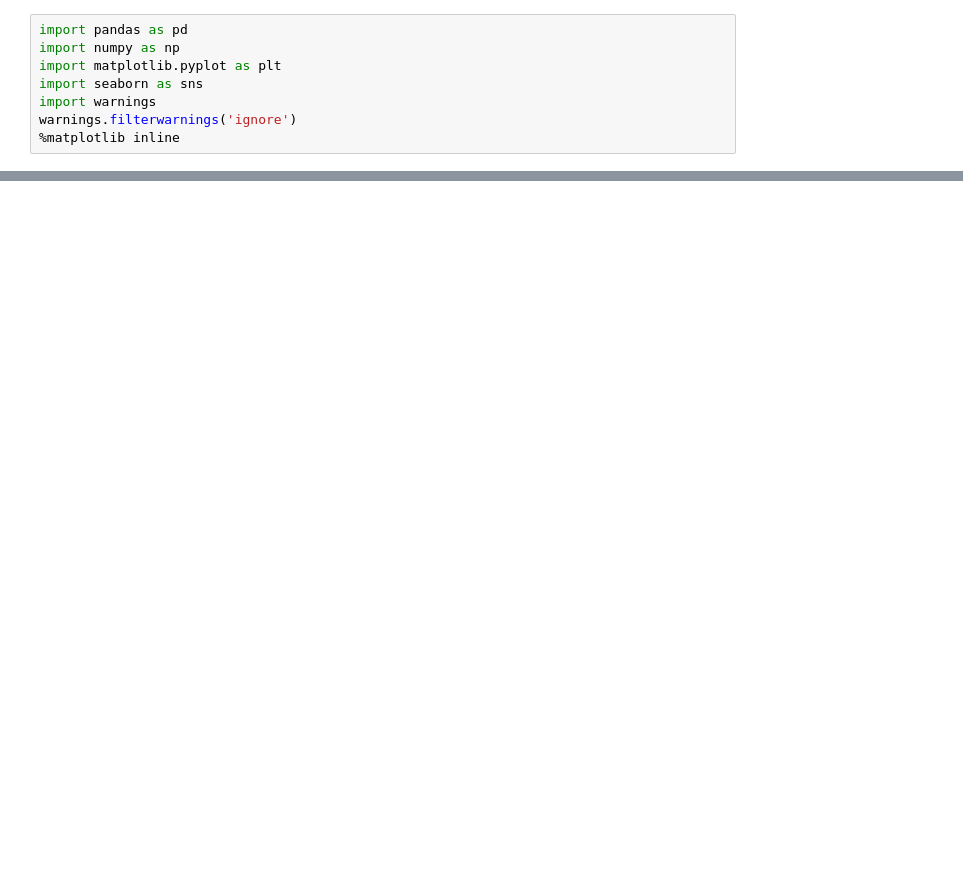
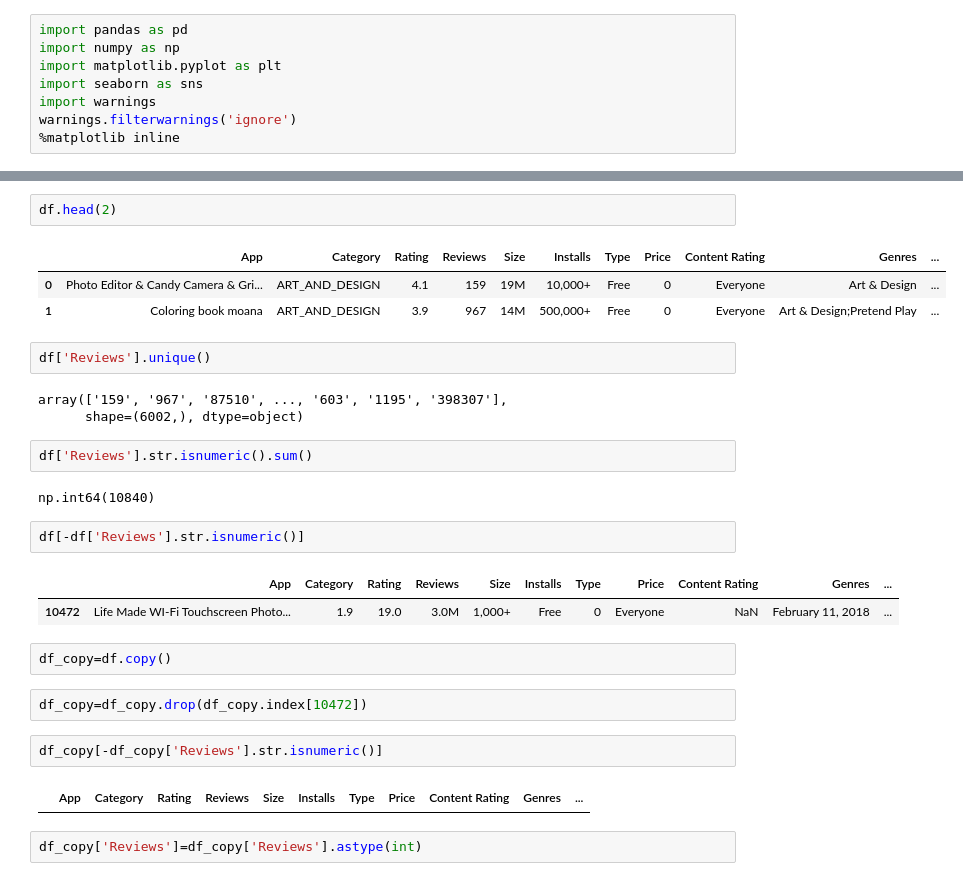
Before and after one commit to BinalPatel29/Udemy, a Jupyter notebook: EDA/gogle_play_store.ipynb, the cells around one changed output, grey strips where cells are left out. Cells and saved outputs as stored; diff of their text form; blank space fills up the shorter version.

```diff
--- a/EDA/gogle_play_store.ipynb
+++ b/EDA/gogle_play_store.ipynb
@@ -18,0 +78,30 @@ df.head(5)
+# %%
+df.head(2)
+# %% [output]
+|  | App | Category | Rating | Reviews | Size | Installs | Type | Price | Content Rating | Genres | ... |
+| 0 | Photo Editor & Candy Camera & Gri... | ART_AND_DESIGN | 4.1 | 159 | 19M | 10,000+ | Free | 0 | Everyone | Art & Design | ... |
+| 1 | Coloring book moana | ART_AND_DESIGN | 3.9 | 967 | 14M | 500,000+ | Free | 0 | Everyone | Art & Design;Pretend Play | ... |
+# %%
+df['Reviews'].unique()
+# %% [output]
+array(['159', '967', '87510', ..., '603', '1195', '398307'],
+      shape=(6002,), dtype=object)
+# %%
+df['Reviews'].str.isnumeric().sum()
+# %% [output]
+np.int64(10840)
+# %%
+df[-df['Reviews'].str.isnumeric()]
+# %% [output]
+|  | App | Category | Rating | Reviews | Size | Installs | Type | Price | Content Rating | Genres | ... |
+| 10472 | Life Made WI-Fi Touchscreen Photo... | 1.9 | 19.0 | 3.0M | 1,000+ | Free | 0 | Everyone | NaN | February 11, 2018 | ... |
+# %%
+df_copy=df.copy()
+# %%
+df_copy=df_copy.drop(df_copy.index[10472])
+# %%
+df_copy[-df_copy['Reviews'].str.isnumeric()]
+# %% [output]
+|  | App | Category | Rating | Reviews | Size | Installs | Type | Price | Content Rating | Genres | ... |
+# %%
+df_copy['Reviews']=df_copy['Reviews'].astype(int)
```
Also changed, not shown: parts of 24 cells of this notebook, 1 other file.
